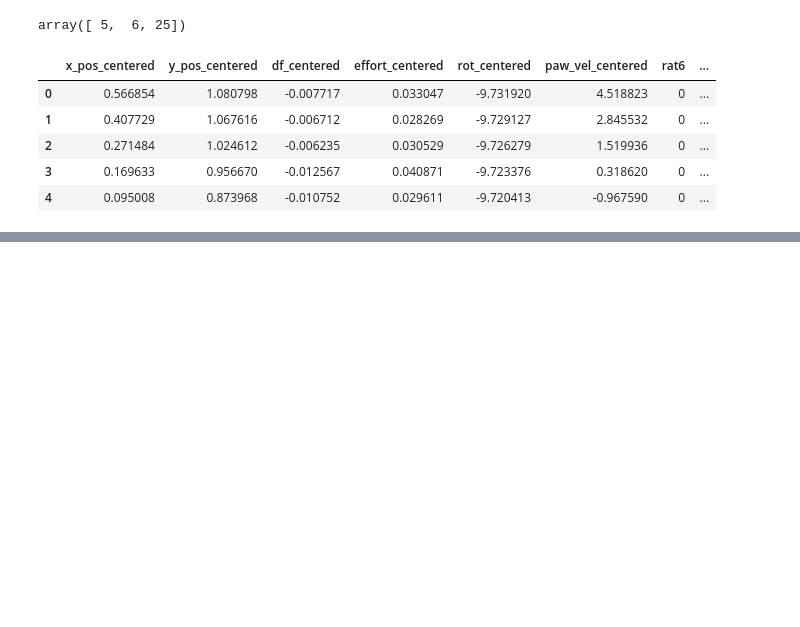
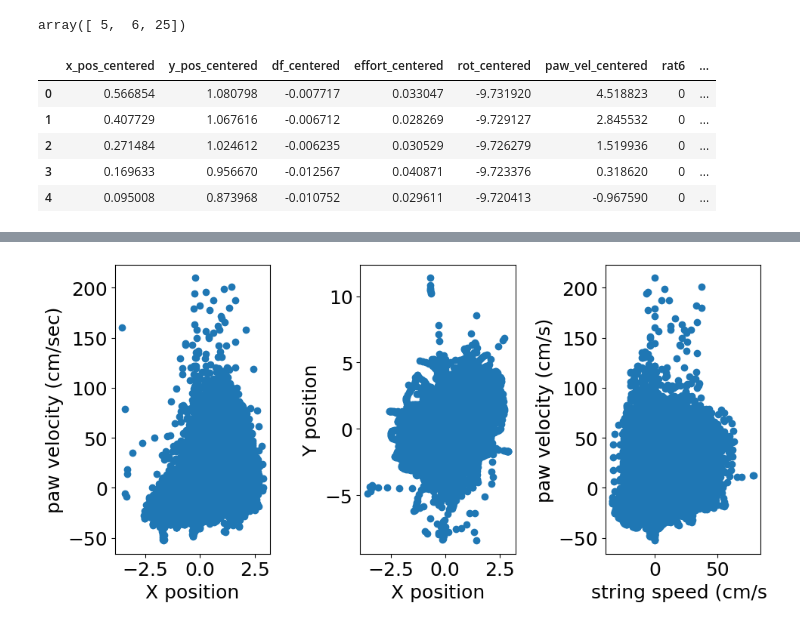
Before and after one commit to Audrey-White324/ista-421-final-project, a Jupyter notebook: white_data_exploration.ipynb, the cells around one changed output, grey strips where cells are left out. Saved outputs shown, nothing was run; the diff lists cells and outputs as text; code cells hidden in the pictures; blank space fills up the shorter version.

```diff
--- a/white_data_exploration.ipynb
+++ b/white_data_exploration.ipynb
@@ -133,0 +143,14 @@ array([[<Axes: title={'center': 'df_centered'}, xlabel='[rat]'>,
+# %%
+fig, axes = plt.subplots(1, 3, figsize=[10, 5])
+axes[0].scatter(data['x_pos_centered'], data['paw_vel_centered'])
+axes[0].set_xlabel('X position')
+axes[0].set_ylabel('paw velocity (cm/sec)')
+axes[1].scatter(data['x_pos_centered'], data['y_pos_centered'])
+axes[1].set_xlabel('X position')
+axes[1].set_ylabel('Y position')
+axes[2].scatter(data['rot_centered'], data['paw_vel_centered'])
+axes[2].set_xlabel('string speed (cm/s)')
+axes[2].set_ylabel('paw velocity (cm/s)')
+fig.set_tight_layout(tight=0.1)
+# %% [output]
+[figure, added]
```
Also changed, not shown: parts of 11 cells of this notebook.
